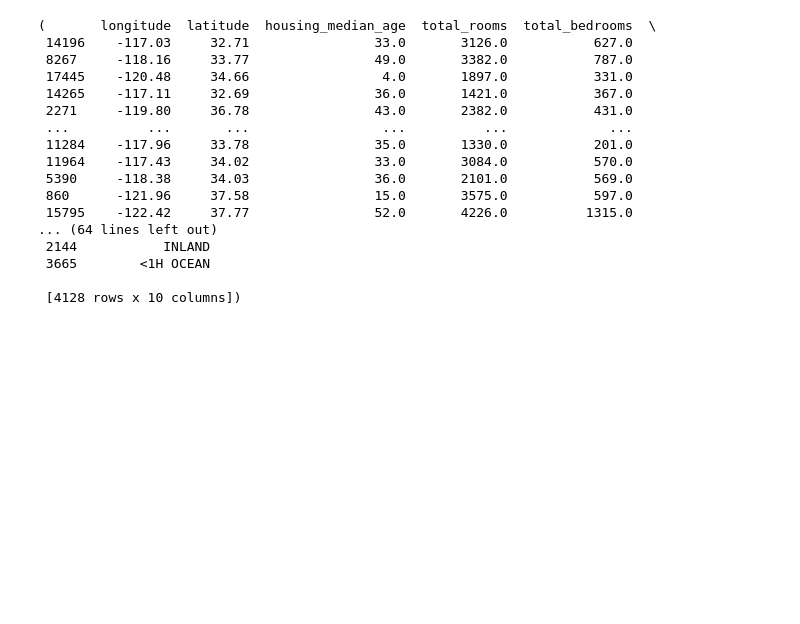
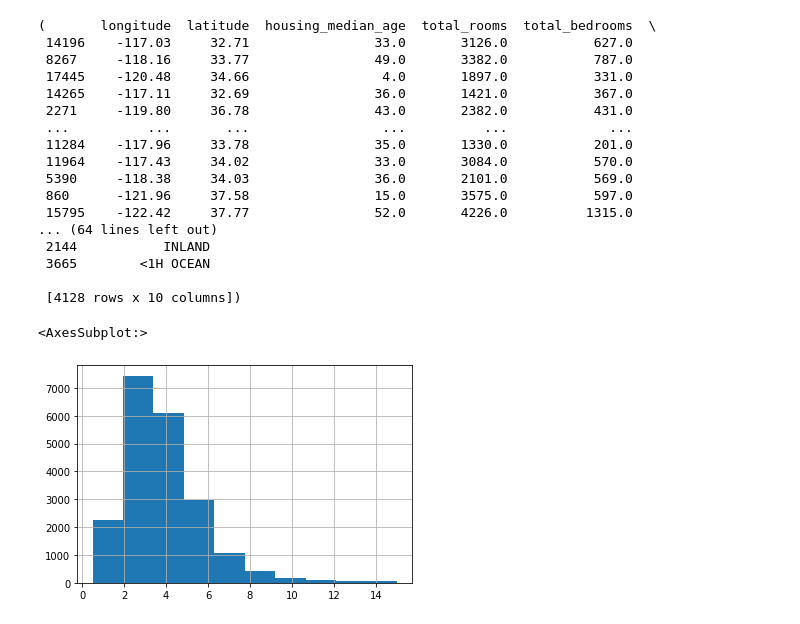
Before and after one commit to yudi43/Everything-ML, a Jupyter notebook: ML Practice Ground/mlproject/Untitled.ipynb, the cells around one changed output. Saved outputs shown, nothing was run; the diff lists cells and outputs as text; code cells hidden in the pictures; blank space fills up the shorter version.

```diff
--- a/ML Practice Ground/mlproject/Untitled.ipynb
+++ b/ML Practice Ground/mlproject/Untitled.ipynb
@@ -176,3 +176,10 @@ train_set, test_set
  3665        <1H OCEAN
 
  [4128 rows x 10 columns])
+# %%
+#We are told that the median_income is a very important factor in prediction the house price.
+
+housing['median_income'].hist()
+# %% [output]
+<AxesSubplot:>
+[figure, added]
```
Also changed, not shown: parts of 2 cells of this notebook.
